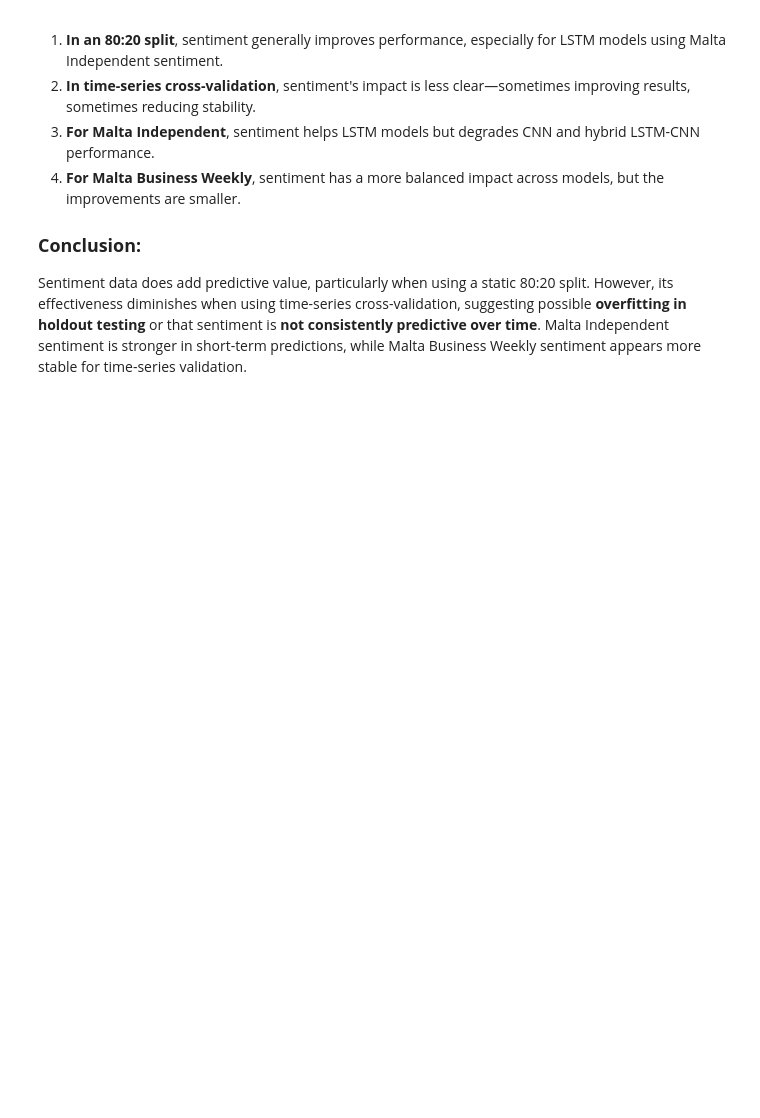
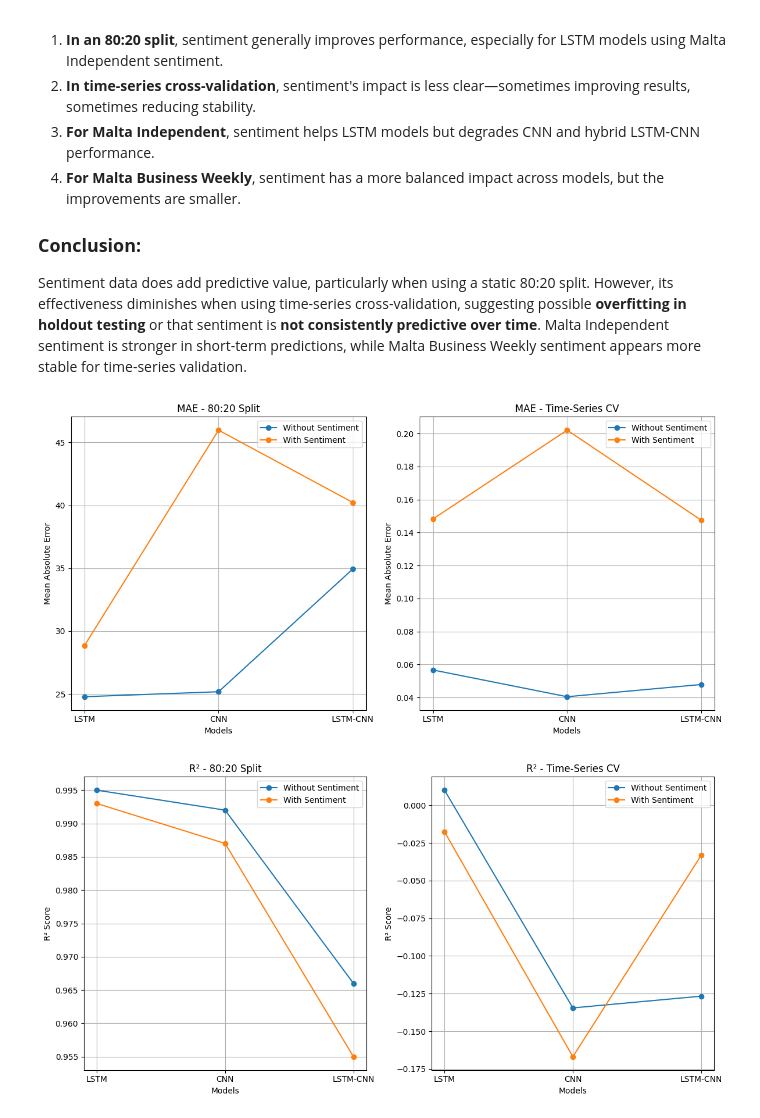
Before and after one commit to vanki2003/Dissertation, a Jupyter notebook: FINAL/european/MAIN.ipynb, the cells around one changed output. Saved outputs shown, nothing was run; the diff lists cells and outputs as text; code cells hidden in the pictures; blank space fills up the shorter version.

```diff
--- a/FINAL/european/MAIN.ipynb
+++ b/FINAL/european/MAIN.ipynb
@@ -1495,3 +1497,68 @@ When comparing the Malta Independent vs. Malta Business Weekly as sentiment sour
 
 ### **Conclusion:**
 Sentiment data does add predictive value, particularly when using a static 80:20 split. However, its effectiveness diminishes when using time-series cross-validation, suggesting possible **overfitting in holdout testing** or that sentiment is **not consistently predictive over time**. Malta Independent sentiment is stronger in short-term predictions, while Malta Business Weekly sentiment appears more stable for time-series validation.
+# %%
+import numpy as np
+
+import matplotlib.pyplot as plt
+
+# Define the data for visualization
+models = ['LSTM', 'CNN', 'LSTM-CNN']
+configurations = ['Without Sentiment', 'With Sentiment']
+splits = ['80:20 Split', 'Time-Series CV']
+
+# Example data (replace with actual results)
+mae_data = {
+    '80:20 Split': {
+        'Without Sentiment': [24.785, 25.180, 34.925],
+        'With Sentiment': [28.851, 45.980, 40.237]
+    },
+    'Time-Series CV': {
+        'Without Sentiment': [0.0567, 0.0405, 0.0479],
+        'With Sentiment': [0.1483, 0.2021, 0.1475]
+    }
+}
+
+r2_data = {
+    '80:20 Split': {
+        'Without Sentiment': [0.995, 0.992, 0.966],
+        'With Sentiment': [0.993, 0.987, 0.955]
+    },
+    'Time-Series CV': {
+        'Without Sentiment': [0.0101, -0.1345, -0.1267],
+        'With Sentiment': [-0.0175, -0.1669, -0.0331]
+    }
+}
+
+# Plot MAE
+plt.figure(figsize=(12, 6))
+for i, split in enumerate(splits):
+    plt.subplot(1, 2, i + 1)
+    for config in configurations:
+        plt.plot(models, mae_data[split][config], marker='o', label=config)
+    plt.title(f'MAE - {split}')
+    plt.ylabel('Mean Absolute Error')
+    plt.xlabel('Models')
+    plt.legend()
+    plt.grid()
+
+plt.tight_layout()
+plt.show()
+
+# Plot R²
+plt.figure(figsize=(12, 6))
+for i, split in enumerate(splits):
+    plt.subplot(1, 2, i + 1)
+    for config in configurations:
+        plt.plot(models, r2_data[split][config], marker='o', label=config)
+    plt.title(f'R² - {split}')
+    plt.ylabel('R² Score')
+    plt.xlabel('Models')
+    plt.legend()
+    plt.grid()
+
+plt.tight_layout()
+plt.show()
+# %% [output]
+[figure, added]
+[figure, added]
```
Also changed, not shown: parts of 1 cell of this notebook, 4 other files.
